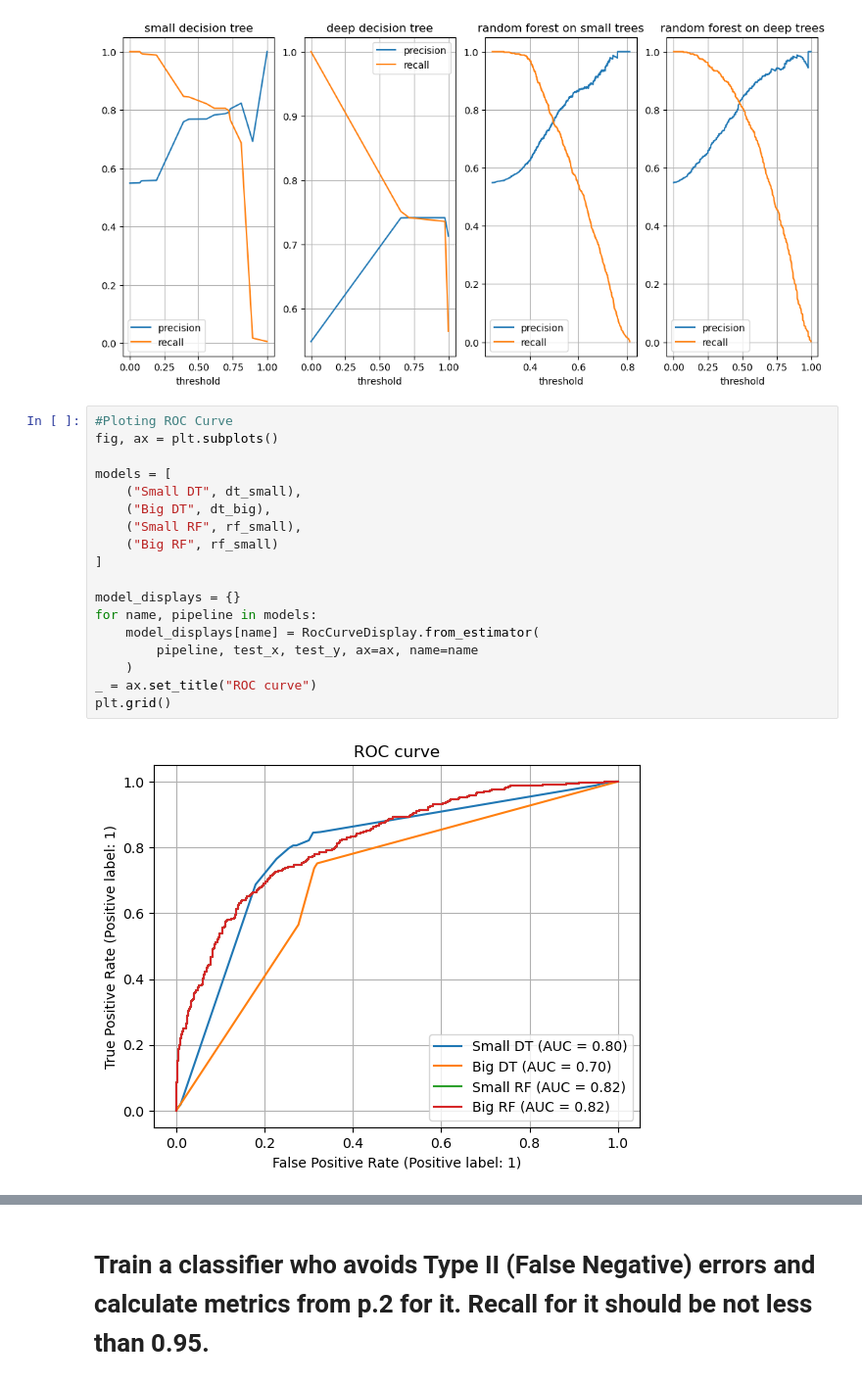
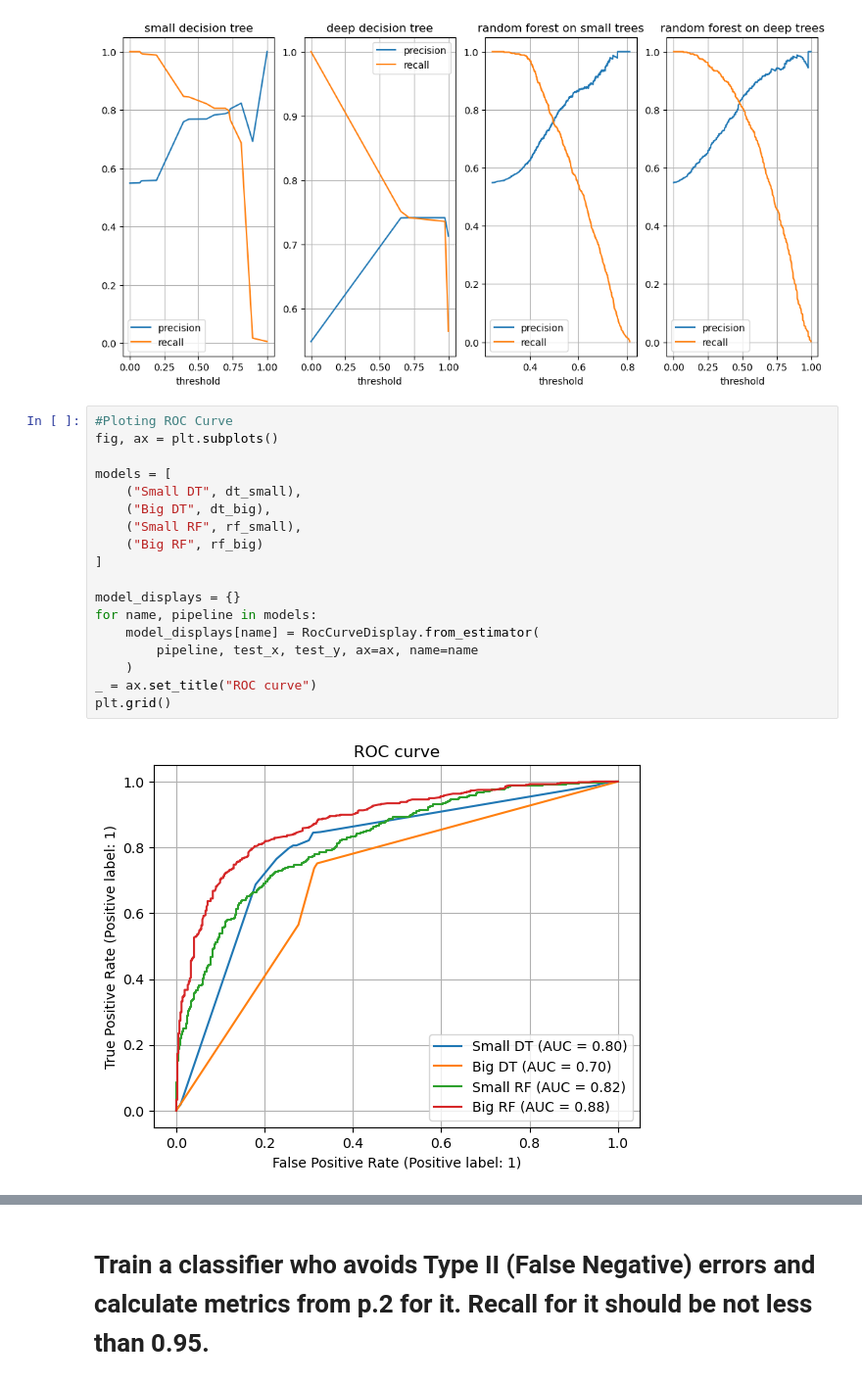
Before and after one commit to ATHigh/ITMO_labs, a Jupyter notebook: ToML/Lab1.ipynb, the cells around one changed output, grey strips where cells are left out. Shown at 98% size. Saved outputs shown, nothing was run; the diff lists cells and outputs as text.

```diff
--- a/ToML/Lab1.ipynb
+++ b/ToML/Lab1.ipynb
@@ -139,20 +140,20 @@ for i in range(len(labels)):
 # %%
 #Ploting ROC Curve
 fig, ax = plt.subplots()
 
 models = [
     ("Small DT", dt_small),
     ("Big DT", dt_big),
     ("Small RF", rf_small),
-    ("Big RF", rf_small)
+    ("Big RF", rf_big)
 ]
 
 model_displays = {}
 for name, pipeline in models:
     model_displays[name] = RocCurveDisplay.from_estimator(
         pipeline, test_x, test_y, ax=ax, name=name
     )
 _ = ax.set_title("ROC curve")
 plt.grid()
 # %% [output]
-[figure, old version]
+[figure, new version]
```
Also changed, not shown: parts of 4 cells of this notebook.
